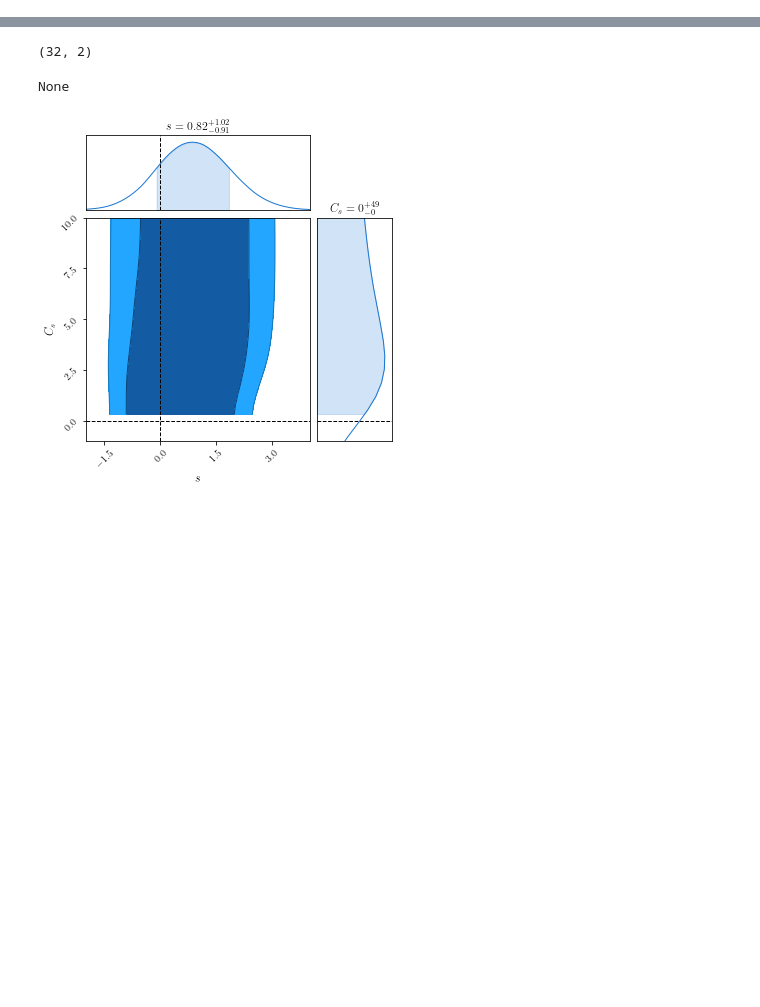
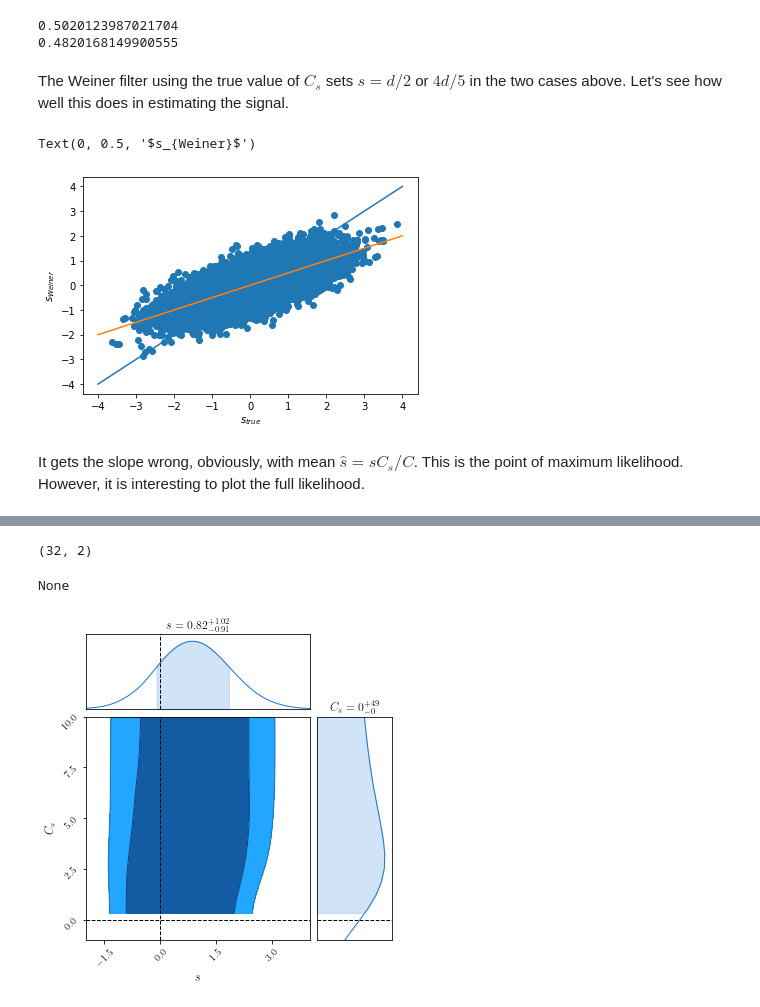
Before and after one commit to dodelson/aiphysics, a Jupyter notebook: weiner_emcee.ipynb, the cells around one changed output, grey strips where cells are left out. Saved outputs shown, nothing was run; the diff lists cells and outputs as text; code cells hidden in the pictures; blank space fills up the shorter version.

```diff
--- a/weiner_emcee.ipynb
+++ b/weiner_emcee.ipynb
@@ -16,0 +83,35 @@ def log_prob(x, d, CN):
+# %%
+### The Weiner filter using the true value of $C_s$ is
+## s=d/2 or 4d/5, so that the estimated power spectrum would
+##plt.scatter(rat,csarr)
+print(np.mean(csarr))
+print(np.mean(rat))
+# %% [output]
+0.5020123987021704
+0.4820168149900555
+# %% [markdown]
+The Weiner filter using the true value of $C_s$ sets $s=d/2$ or $4d/5$ in the two cases above. Let's see how well this does in estimating the signal.
+# %%
+np.random.seed(seed=41)
+xml=[]
+sarr=[]
+csarr=[]
+rat=[]
+weiner=[]
+for i in range(10000):
+    n=np.random.normal(size=1)
+    s=np.random.normal(size=1)
+    sarr.append(s)
+    d=s+n
+    weiner.append(d/2)
+# %%
+plt.scatter(sarr,weiner,label='$C_s=C_n$')
+plt.plot([-4,4],[-4,4])
+plt.plot([-4,4],[-2,2])
+plt.xlabel('$s_{true}$')
+plt.ylabel('$s_{Weiner}$')
+# %% [output]
+Text(0, 0.5, '$s_{Weiner}$')
+[figure, added]
+# %% [markdown]
+It gets the slope wrong, obviously, with mean $\hat s=sC_s/C$. This is the point of maximum likelihood. However, it is interesting to plot the full likelihood.
```
Also changed, not shown: parts of 18 cells of this notebook, 1 other file.
